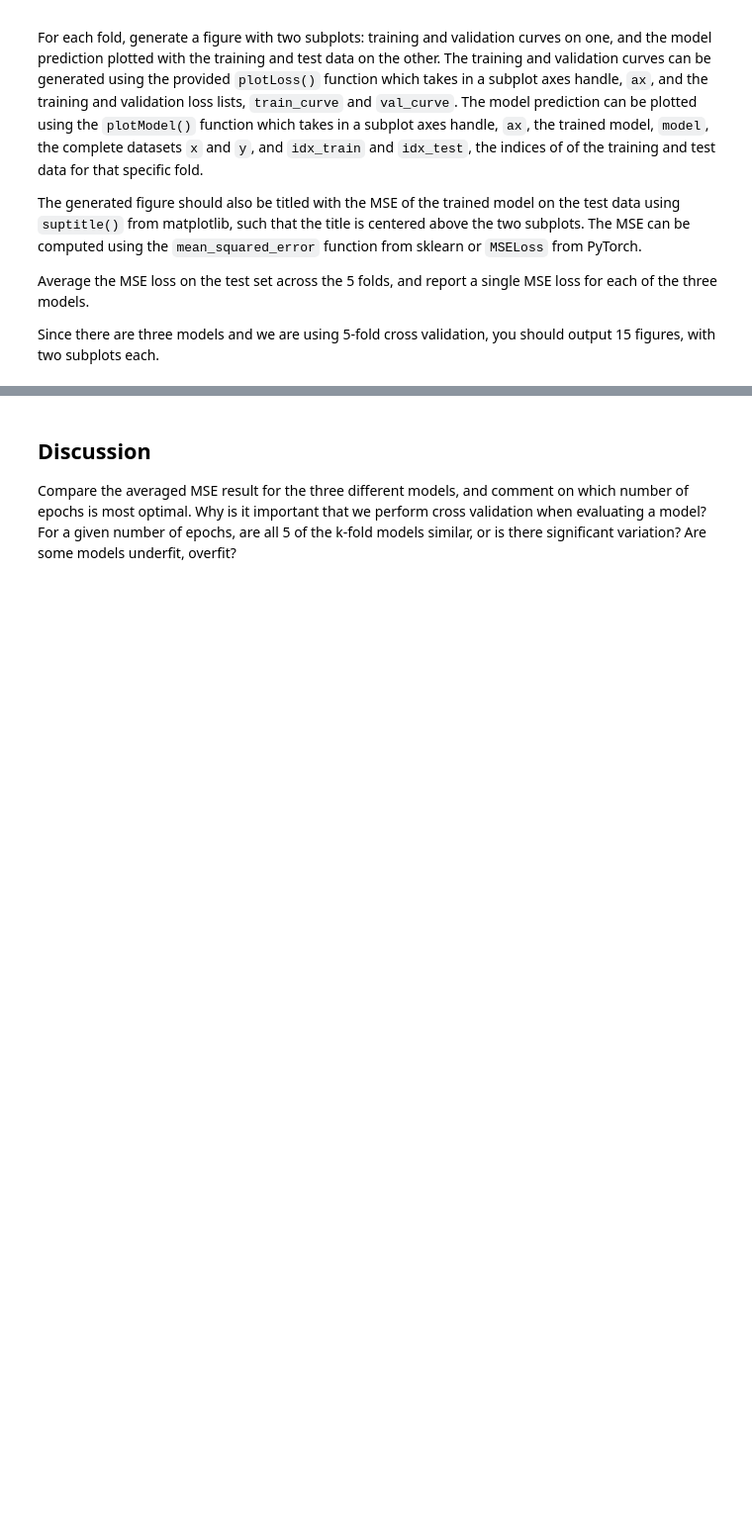
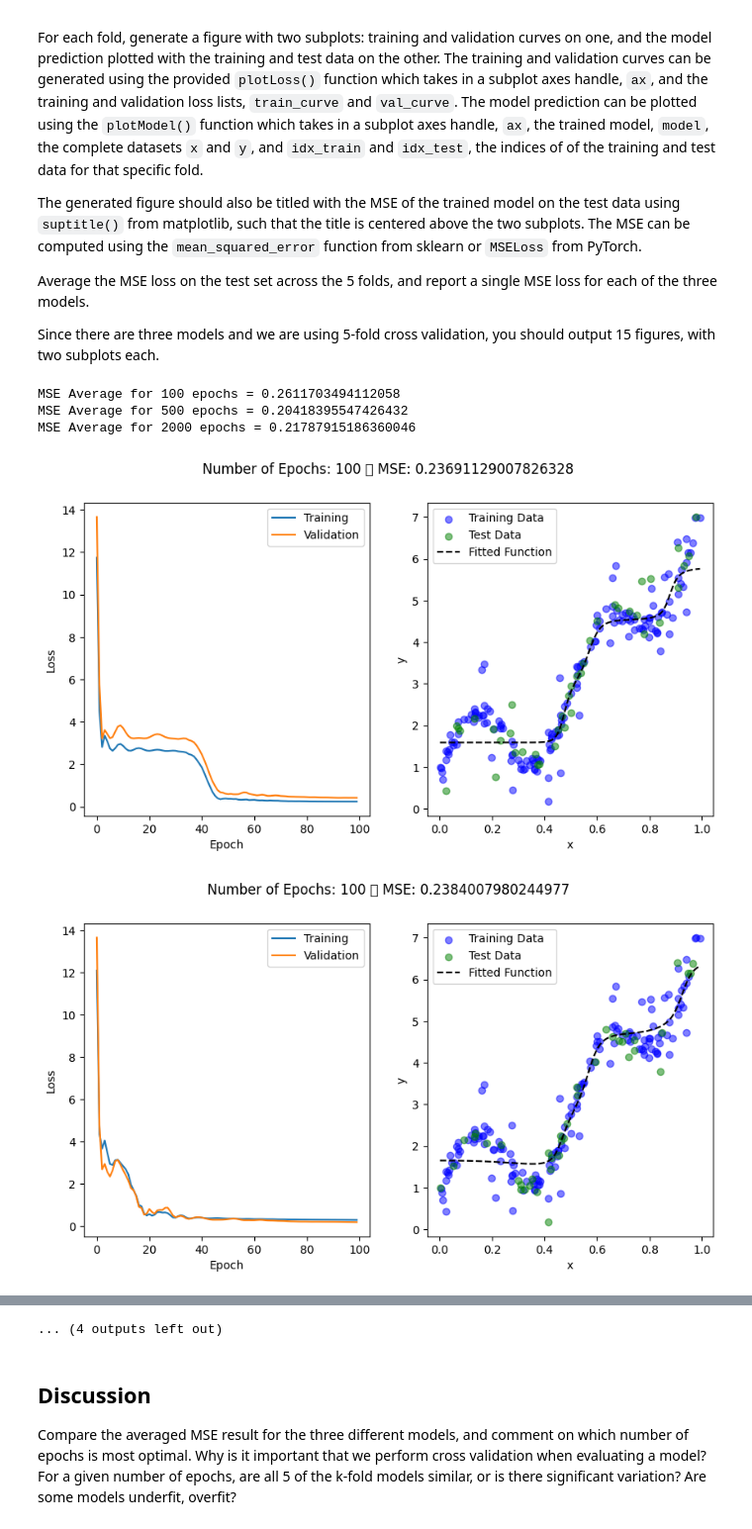
Before and after one commit to judson35/AI-ML, a Jupyter notebook: HW10/M10-HW1.ipynb, the cells around one changed output, grey strips where cells are left out. Shown at 99% size. Drawn from its saved outputs; the diff is of its cells as text; code cells hidden in the pictures; blank space fills up the shorter version.

```diff
--- a/HW10/M10-HW1.ipynb
+++ b/HW10/M10-HW1.ipynb
@@ -72,0 +129,23 @@ Since there are three models and we are using 5-fold cross validation, you shoul
+# %%
+kf = KFold(n_splits=5)
+
+for n_epochs in [100, 500, 2000]:
+    mse_average = []
+    for i, (train_index, test_index) in enumerate(kf.split(x)):
+        model, train_curve, val_curve = trainModel(x[train_index].reshape(-1,1), y[train_index].reshape(-1,1), n_epochs)
+
+        mse_average.append(mean_squared_error(model(x[test_index].reshape(-1,1).to(torch.float32)).detach().numpy(), y[test_index].reshape(-1,1).detach().numpy()))
+        fig, axs = plt.subplots(1, 2)
+        fig.set_figwidth(10)
+        fig.set_figheight(5)
+        fig.suptitle(f"Number of Epochs: {n_epochs} \t MSE: {mse_average[i]}")
+
+        plotLoss(axs[0], train_curve, val_curve)
+        plotModel(axs[1], model, x, y, train_index, test_index)
+    print(f"MSE Average for {n_epochs} epochs = {np.average(mse_average)}")
+# %% [output]
+MSE Average for 100 epochs = 0.2611703494112058
+MSE Average for 500 epochs = 0.20418395547426432
+MSE Average for 2000 epochs = 0.21787915186360046
+[figure, added]
+[figure, added]
@@ -73,3 +161,4 @@ Since there are three models and we are using 5-fold cross validation, you shoul
+... (4 outputs left out)
 # %% [markdown]
 ## Discussion
 
```
Also changed, not shown: parts of 9 cells of this notebook, 1 other file.
